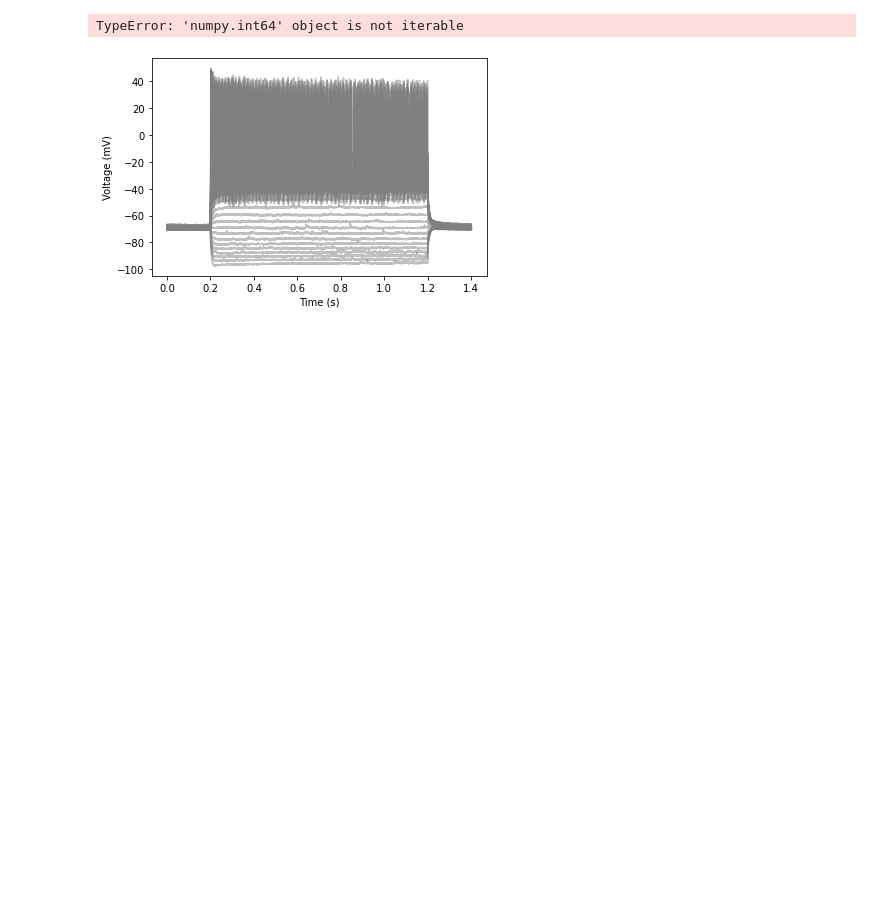
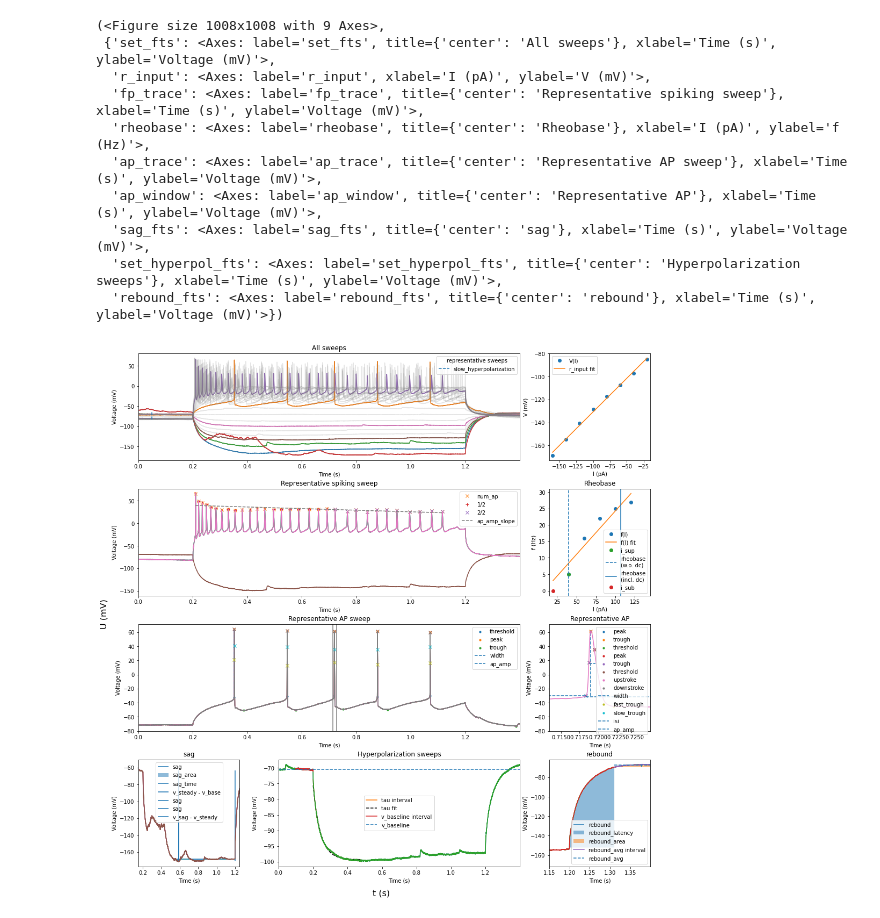
Before and after one commit to berenslab/ephyspy, a Jupyter notebook: dev.ipynb, the cells around one changed output. Drawn from its saved outputs; the diff is of its cells as text; code cells hidden in the pictures; blank space fills up the shorter version.

```diff
--- a/dev.ipynb
+++ b/dev.ipynb
@@ -562,7 +559,7 @@ data = import_mats(fpaths[:10])
 fp_data = filter_df(data, get_regex_filter("label", "fp"))
 fp_data = preprocess_fp_data(fp_data, metadata, 5)
 # %%
-t_set, u_set, i_set, dc = fp_data[["t", "Ut", "It", "dc"]].iloc[0]
+t_set, u_set, i_set, dc = fp_data[["t", "Ut", "It", "dc"]].iloc[2]
 t_set = trange2t(t_set)
 i_set = i_set(t_set)
 t_set *= 1e-3
@@ -580,8 +577,3 @@ test_sweepset = EphysSweepSet(
 test_sweepset.add_features(available_spike_features())
 test_sweepset.add_features(available_sweepset_features())
 # test_sweepset.get_features()
-# %%
-SweepsetFt(Sweepset_AP, AP_thresh)(test_sweepset).plot(show_sweep=True)
-# %% [output]
-TypeError: 'numpy.int64' object is not iterable
-[figure, removed]
@@ -616,3 +580,17 @@ TypeError: 'numpy.int64' object is not iterable
+# %%
+plot_sweepset_diagnostics(test_sweepset)
+# %% [output]
+(<Figure size 1008x1008 with 9 Axes>,
+ {'set_fts': <Axes: label='set_fts', title={'center': 'All sweeps'}, xlabel='Time (s)', ylabel='Voltage (mV)'>,
+  'r_input': <Axes: label='r_input', xlabel='I (pA)', ylabel='V (mV)'>,
+  'fp_trace': <Axes: label='fp_trace', title={'center': 'Representative spiking sweep'}, xlabel='Time (s)', ylabel='Voltage (mV)'>,
+  'rheobase': <Axes: label='rheobase', title={'center': 'Rheobase'}, xlabel='I (pA)', ylabel='f (Hz)'>,
+  'ap_trace': <Axes: label='ap_trace', title={'center': 'Representative AP sweep'}, xlabel='Time (s)', ylabel='Voltage (mV)'>,
+  'ap_window': <Axes: label='ap_window', title={'center': 'Representative AP'}, xlabel='Time (s)', ylabel='Voltage (mV)'>,
+  'sag_fts': <Axes: label='sag_fts', title={'center': 'sag'}, xlabel='Time (s)', ylabel='Voltage (mV)'>,
+  'set_hyperpol_fts': <Axes: label='set_hyperpol_fts', title={'center': 'Hyperpolarization sweeps'}, xlabel='Time (s)', ylabel='Voltage (mV)'>,
+  'rebound_fts': <Axes: label='rebound_fts', title={'center': 'rebound'}, xlabel='Time (s)', ylabel='Voltage (mV)'>})
+[figure, added]
 # %%
 for i, (t_set, u_set, i_set, dc) in tqdm(fp_data[["t", "Ut", "It", "dc"]].iterrows()):
     t_set = trange2t(t_set)
```
Also changed, not shown: parts of 7 cells of this notebook.
